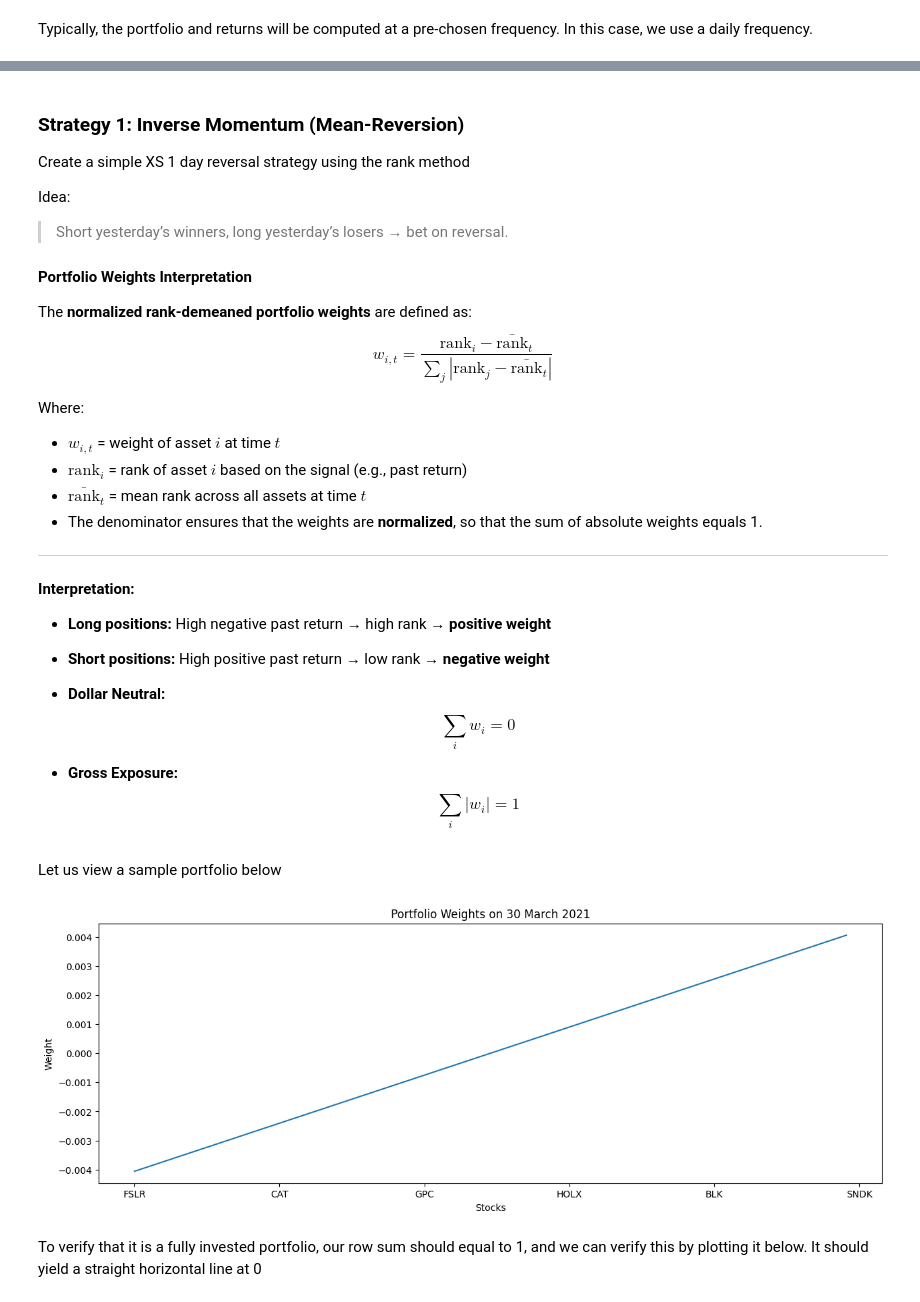
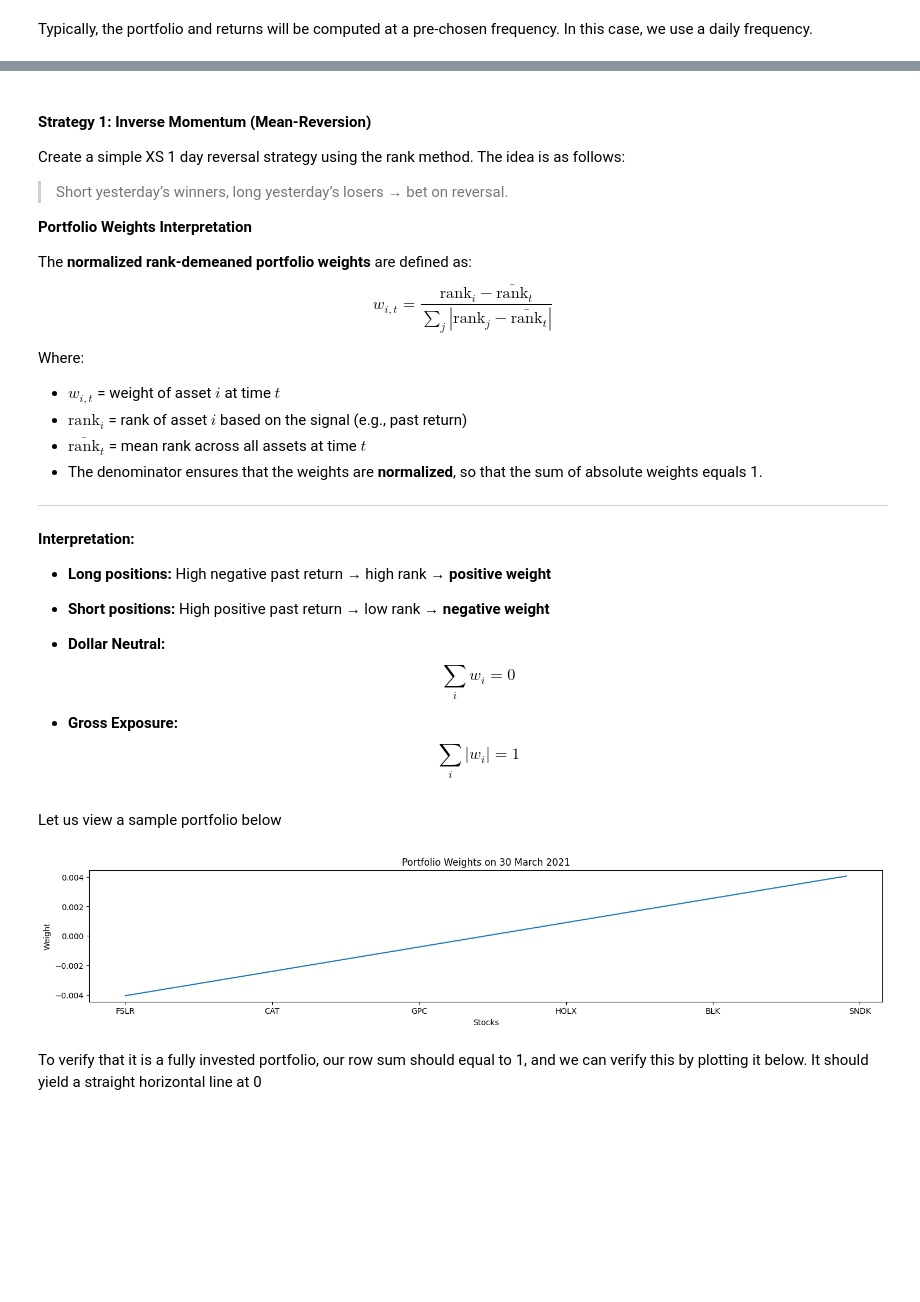
Before and after one commit to KevinTan1203/Systematic-Quant-Trading, a Jupyter notebook: Quantitative Concepts/10. Unconstrained Backtest.ipynb, the cells around one changed output, grey strips where cells are left out. Saved outputs shown, nothing was run; the diff lists cells and outputs as text; code cells hidden in the pictures; blank space fills up the shorter version.

```diff
--- a/Quantitative Concepts/10. Unconstrained Backtest.ipynb
+++ b/Quantitative Concepts/10. Unconstrained Backtest.ipynb
@@ -62,12 +52,10 @@ ret.head()
 # %% [markdown]
-### Strategy 1: Inverse Momentum (Mean-Reversion)
+#### Strategy 1: Inverse Momentum (Mean-Reversion)
 
-Create a simple XS 1 day reversal strategy using the rank method
-
-Idea:
+Create a simple XS 1 day reversal strategy using the rank method. The idea is as follows:
 > Short yesterday’s winners, long yesterday’s losers → bet on reversal.
 
-#### Portfolio Weights Interpretation
+**Portfolio Weights Interpretation**
 
 The **normalized rank-demeaned portfolio weights** are defined as:
 $$
@@ -112,13 +100,13 @@ Let us view a sample portfolio below
 # %%
 # example portfolio
 port.loc['20210330'].sort_values().plot()
 plt.title('Portfolio Weights on 30 March 2021')
 plt.xlabel('Stocks')
 plt.ylabel('Weight')
-plt.gcf().set_size_inches(15, 5) # Increase the size of the plot for better visibility
+plt.gcf().set_size_inches(18, 3) # Increase the size of the plot for better visibility
 plt.show()
 # %% [output]
-[figure, old version]
+[figure, new version]
 # %% [markdown]
 To verify that it is a fully invested portfolio, our row sum should equal to 1, and we can verify this by plotting it below. It should yield a straight horizontal line at 0
 # %%
```
Also changed, not shown: parts of 15 cells of this notebook.
